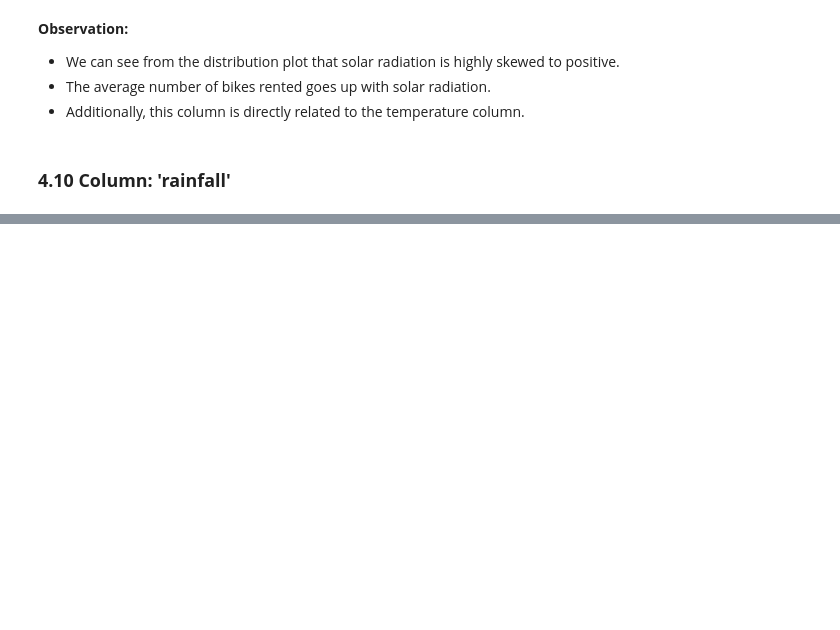
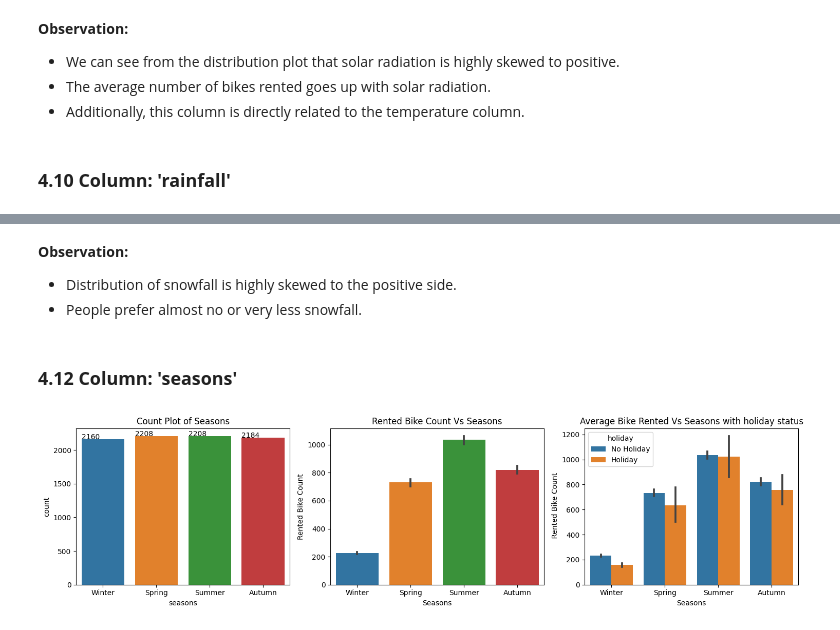
Before and after one commit to sufawan20/Bike-Sharing-Demand-Prediction-Regression-project, a Jupyter notebook: Bike_Sharing_Demand_Prediction.ipynb, the cells around one changed output, grey strips where cells are left out. Cells and saved outputs as stored; diff of their text form; code cells hidden in the pictures; blank space fills up the shorter version.

```diff
--- a/Bike_Sharing_Demand_Prediction.ipynb
+++ b/Bike_Sharing_Demand_Prediction.ipynb
@@ -616,0 +665,30 @@ plt.show()
+# %% [markdown]
+**Observation:**
+* Distribution of snowfall is highly skewed to the positive side.
+* People prefer almost no or very less snowfall.
+# %% [markdown]
+### **4.12 Column: 'seasons'**
+# %%
+fig,ax = plt.subplots(1,3, figsize=(15,4))
+
+# Univariate analysis
+count = sns.countplot(data=bike_df, x='seasons', ax=ax[0])
+count.set_title('Count Plot of Seasons')
+
+# adding value count on the top of bar
+for p in count.patches:
+    count.annotate(format(p.get_height(), '.0f'), (p.get_x(), p.get_height()))
+
+# Bi-variate analysis
+# Rented Bike Count Vs Seasons
+bar = sns.barplot(data=bike_df, x='seasons', y='rented_bike_count', ax = ax[1])
+bar.set(xlabel='Seasons', ylabel='Rented Bike Count', title='Rented Bike Count Vs Seasons')
+
+# Multi-variate analysis
+cat = sns.barplot(data=bike_df, x='seasons', y='rented_bike_count', hue='holiday', ax= ax[2])
+cat.set(xlabel='Seasons', ylabel = ' Rented Bike Count', title='Average Bike Rented Vs Seasons with holiday status')
+
+plt.tight_layout()
+plt.show()
+# %% [output]
+[figure, added]
```
Also changed, not shown: parts of 80 cells of this notebook.
